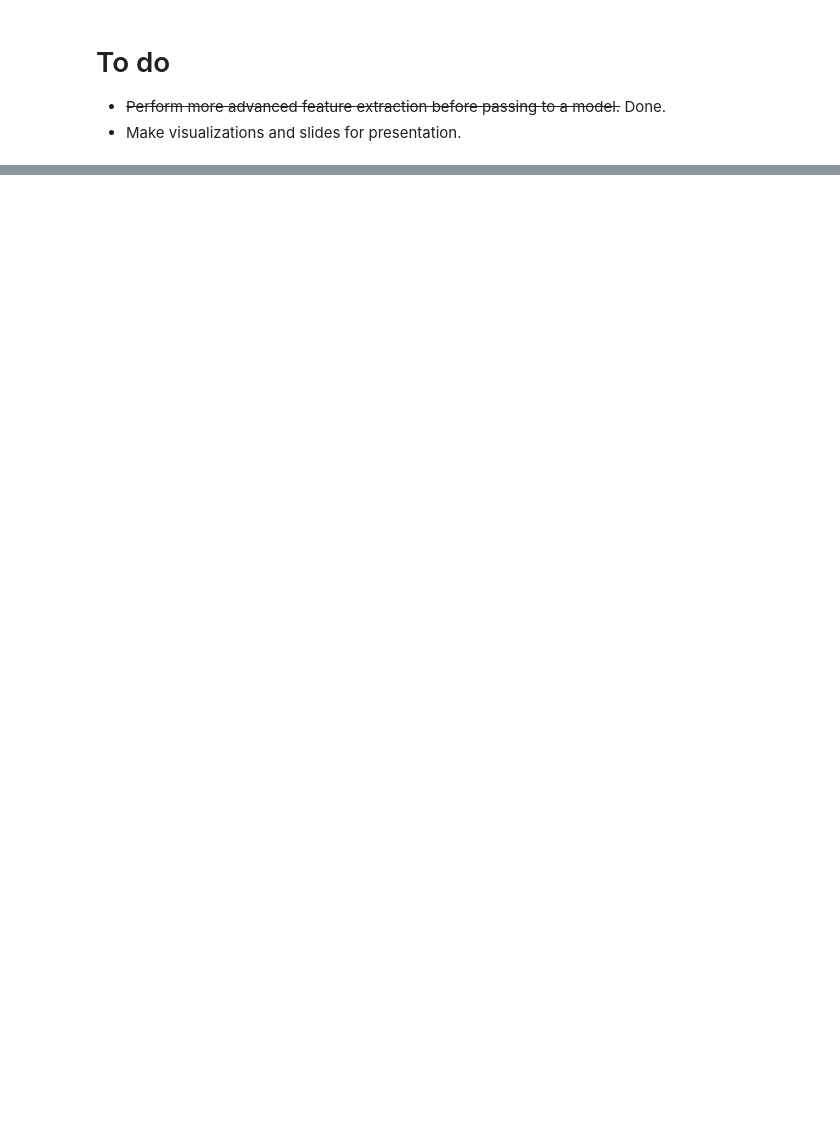
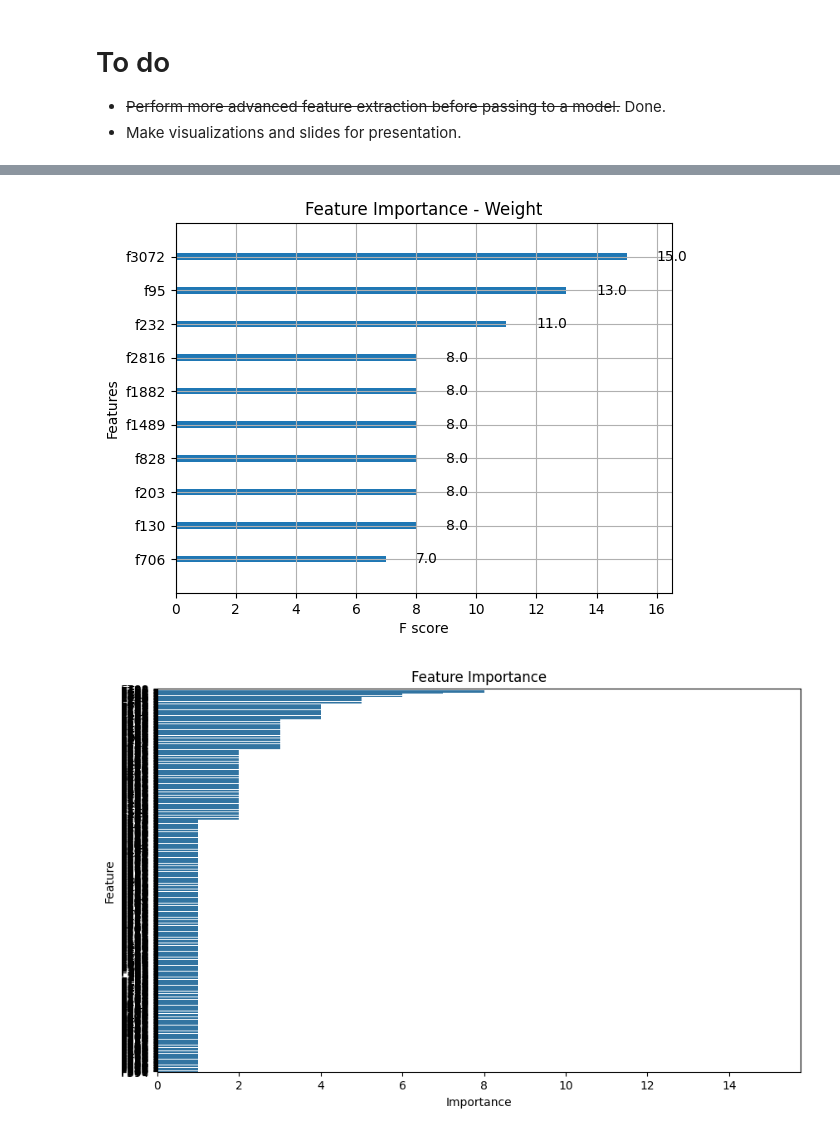
Before and after one commit to brayvid/engine-detection, a Jupyter notebook: p4_project_chainsaw_detection.ipynb, the cells around one changed output, grey strips where cells are left out. Cells and saved outputs as stored; diff of their text form; code cells hidden in the pictures; blank space fills up the shorter version.

```diff
--- a/p4_project_chainsaw_detection.ipynb
+++ b/p4_project_chainsaw_detection.ipynb
@@ -19,7 +19,7 @@ logging.basicConfig(level=logging.DEBUG)
 def extract_features(file_path, max_len=212):
     try:
         # Load audio file
-        audio, sample_rate = librosa.load(file_path, sr=44100, res_type='kaiser_fast')
+        audio, sample_rate = librosa.load(file_path, sr=None, res_type='kaiser_fast')
 
         # Generate MFCC
         mfcc = librosa.feature.mfcc(y=audio, sr=sample_rate, n_mfcc=13, n_fft=2048, hop_length=512)
@@ -349,0 +672,33 @@ weighted avg       0.92      0.92      0.92       201
+# %%
+from xgboost import plot_importance
+import seaborn as sns
+# Get the best estimator
+best_pipeline = random_search.best_estimator_
+
+# Extract the XGBoost model from the pipeline
+best_model = best_pipeline.named_steps['xgb']
+
+# Plot feature importance using the best model
+plot_importance(best_model, importance_type='weight', max_num_features=10)
+plt.title('Feature Importance - Weight')
+plt.show()
+
+# Optionally, plot using seaborn for a more customized plot
+# Extract feature importances
+booster = best_model.get_booster()
+importance = booster.get_score(importance_type='weight')
+
+# Convert to DataFrame
+importance_df = pd.DataFrame({
+    'Feature': [f'F{i}' for i in range(len(importance))],
+    'Importance': list(importance.values())
+}).sort_values(by='Importance', ascending=False)
+
+# Plot using seaborn
+plt.figure(figsize=(10, 6))
+sns.barplot(x='Importance', y='Feature', data=importance_df)
+plt.title('Feature Importance')
+plt.show()
+# %% [output]
+[figure, added]
+[figure, added]
```
Also changed, not shown: parts of 22 cells of this notebook.
